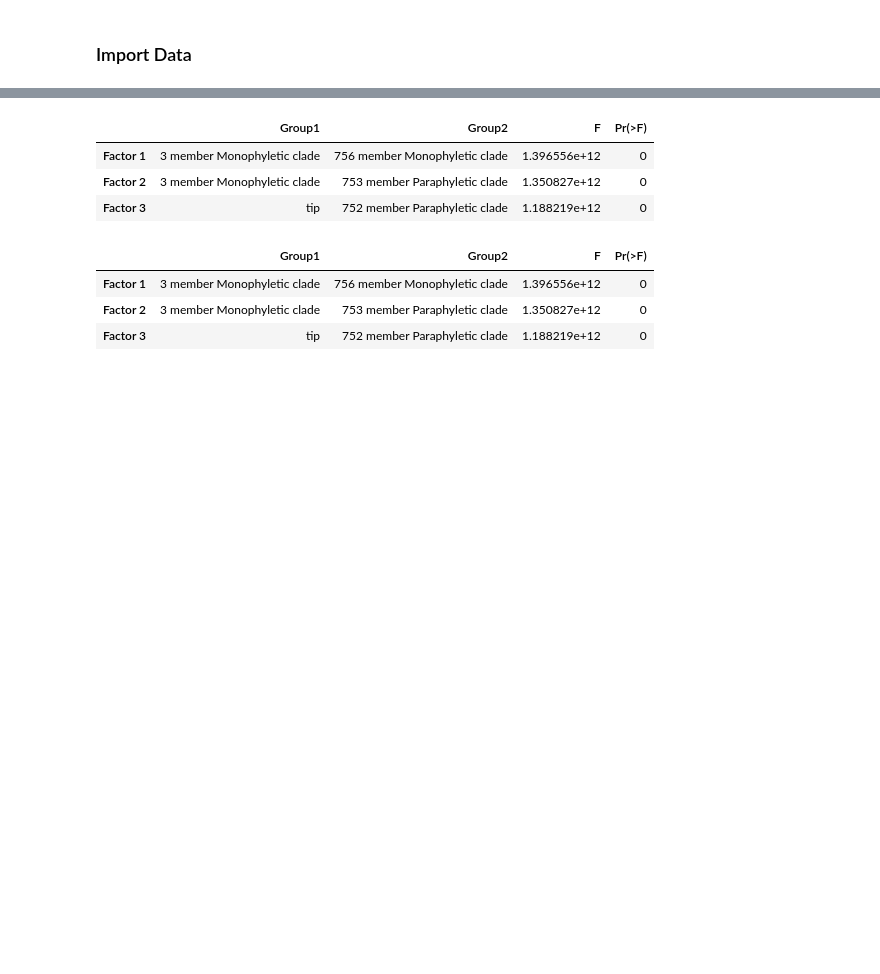
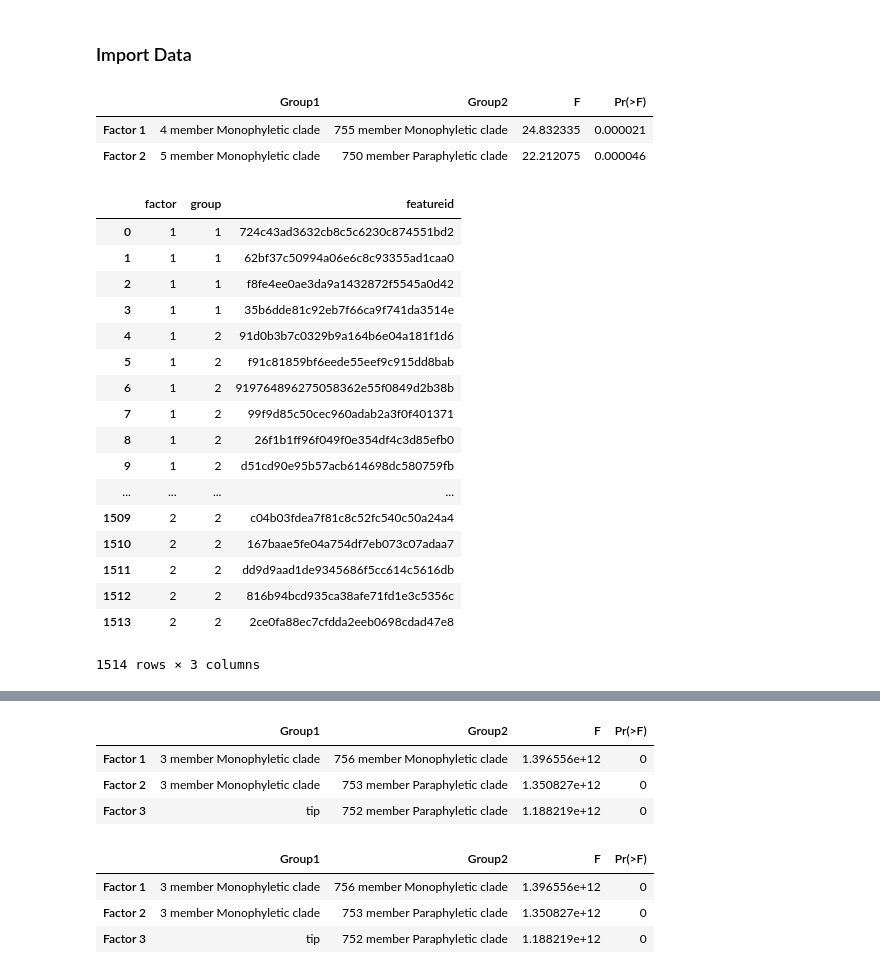
Before and after one commit to johnchase/q2-phylofactor, a Jupyter notebook: example/phylofactor/phylofactor_walkthrough.ipynb, the cells around one changed output, grey strips where cells are left out. Drawn from its saved outputs; the diff is of its cells as text; code cells hidden in the pictures; blank space fills up the shorter version.

```diff
--- a/example/phylofactor/phylofactor_walkthrough.ipynb
+++ b/example/phylofactor/phylofactor_walkthrough.ipynb
@@ -23,6 +23,33 @@ pf = phylofactor.methods.phylofactor(data,
                                      choice='F',
                                      nfactors=2,
                                      ncores=4)
+# %%
+pf.factors.view(pd.DataFrame)
+# %% [output]
+|  | Group1 | Group2 | F | Pr(>F) |
+| Factor 1 | 4 member Monophyletic clade | 755 member Monophyletic clade | 24.832335 | 0.000021 |
+| Factor 2 | 5 member Monophyletic clade | 750 member Paraphyletic clade | 22.212075 | 0.000046 |
+# %%
+pf.groups.view(pd.DataFrame)
+# %% [output]
+|  | factor | group | featureid |
+| 0 | 1 | 1 | 724c43ad3632cb8c5c6230c874551bd2 |
+| 1 | 1 | 1 | 62bf37c50994a06e6c8c93355ad1caa0 |
+| 2 | 1 | 1 | f8fe4ee0ae3da9a1432872f5545a0d42 |
+| 3 | 1 | 1 | 35b6dde81c92eb7f66ca9f741da3514e |
+| 4 | 1 | 2 | 91d0b3b7c0329b9a164b6e04a181f1d6 |
+| 5 | 1 | 2 | f91c81859bf6eede55eef9c915dd8bab |
+| 6 | 1 | 2 | 919764896275058362e55f0849d2b38b |
+| 7 | 1 | 2 | 99f9d85c50cec960adab2a3f0f401371 |
+| 8 | 1 | 2 | 26f1b1ff96f049f0e354df4c3d85efb0 |
+| 9 | 1 | 2 | d51cd90e95b57acb614698dc580759fb |
+| ... | ... | ... | ... |
+| 1509 | 2 | 2 | c04b03fdea7f81c8c52fc540c50a24a4 |
+| 1510 | 2 | 2 | 167baae5fe04a754df7eb073c07adaa7 |
+| 1511 | 2 | 2 | dd9d9aad1de9345686f5cc614c5616db |
+| 1512 | 2 | 2 | 816b94bcd935ca38afe71fd1e3c5356c |
+| 1513 | 2 | 2 | 2ce0fa88ec7cfdda2eeb0698cdad47e8 |
+1514 rows × 3 columns
 # %%
 import biom
 from skbio.tree import TreeNode
```
Also changed, not shown: parts of 5 cells of this notebook.
